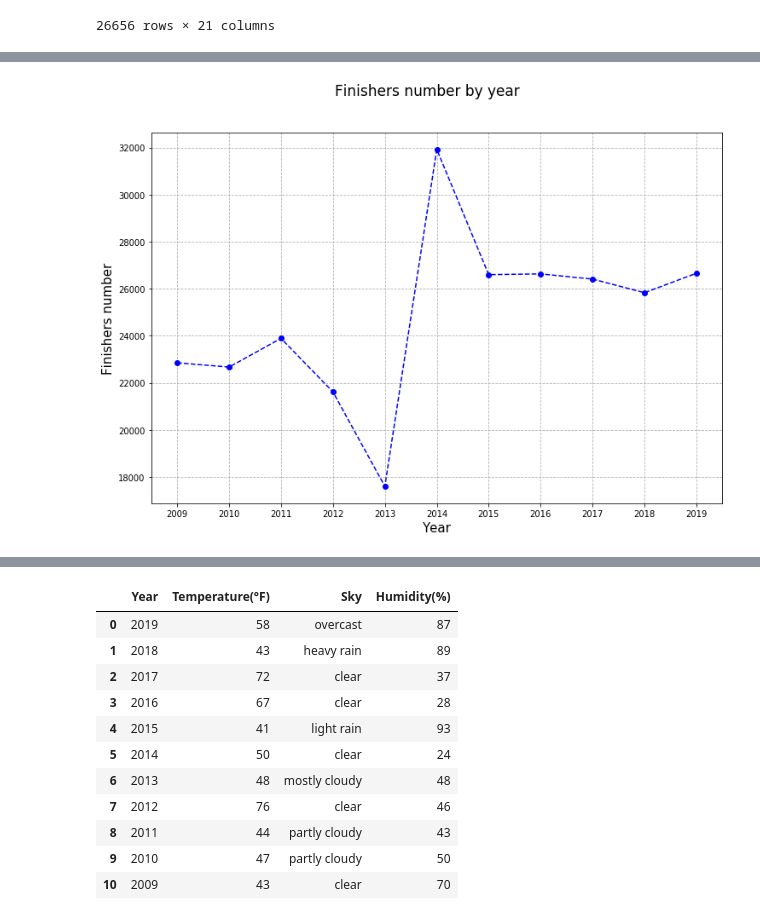
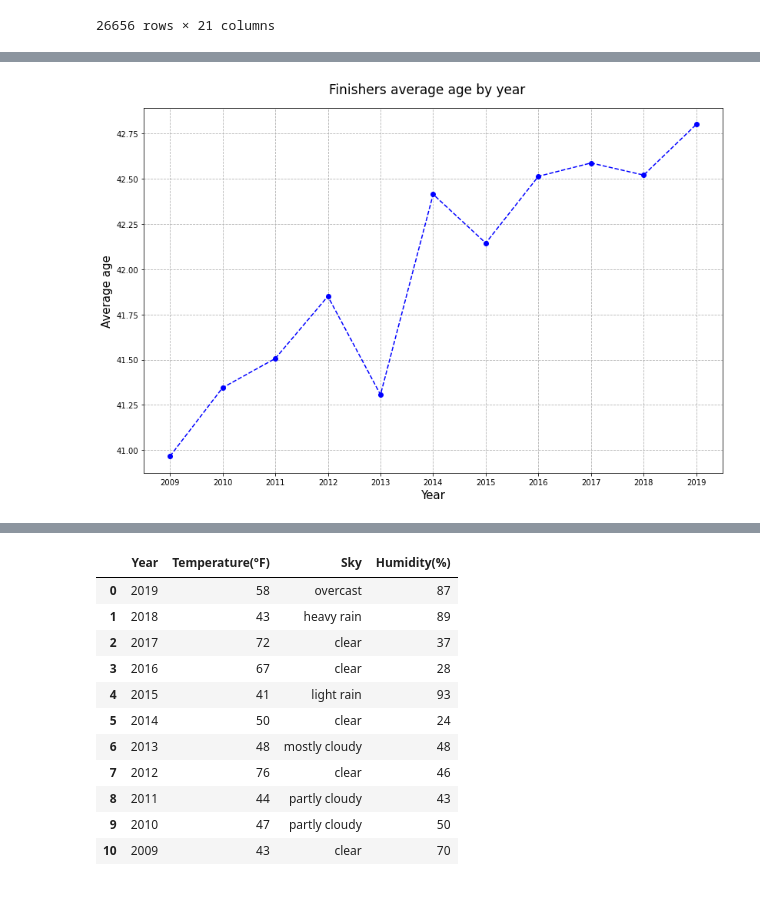
Before and after one commit to tadeq/Boston-marathon-data-analysis, a Jupyter notebook: data_analysis.ipynb, the cells around one changed output, grey strips where cells are left out. Drawn from its saved outputs; the diff is of its cells as text; code cells hidden in the pictures.

```diff
--- a/data_analysis.ipynb
+++ b/data_analysis.ipynb
@@ -37,14 +36,6 @@ plt.show()
-# %%
-participants_number = {year : len(results) for year, results in results_by_year.items()}
-fig, ax = plt.subplots()
-fig.set_size_inches(12,8)
-fig.suptitle('Finishers number by year', fontsize=17)
-ax.plot(list(participants_number.keys()), list(participants_number.values()), linestyle='--', marker='o', color='b')
-ax.set_xlabel('Year', fontsize=15)
-ax.set_ylabel('Finishers number', fontsize=15)
-ax.set_xticks(list(participants_number.keys()))
-ax.set_xticklabels(list(participants_number.keys()))
-plt.grid(linestyle='--')
-plt.show()
-# %% [output]
-[figure, removed]
+# %%
+mean_ages = {year : results['Age'].mean() for year, results in results_by_year.items()}
+prepare_basic_line_chart(mean_ages, 'Finishers average age by year', 'Year', 'Average age')
+plt.show()
+# %% [output]
+[figure, added]
```
Also changed, not shown: parts of 18 cells of this notebook.
